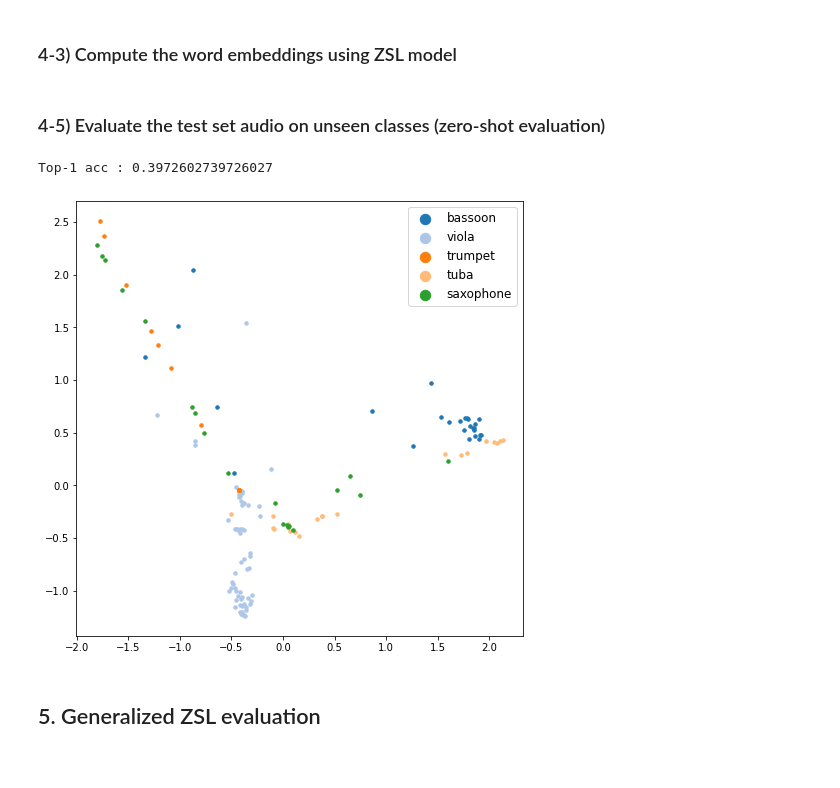
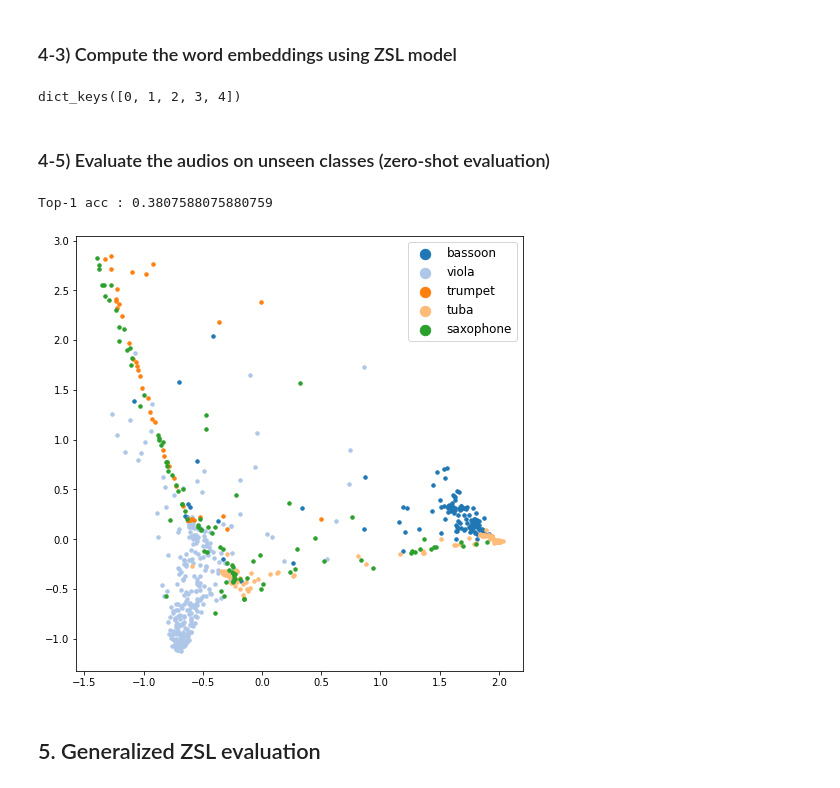
Before and after one commit to music-fsl-zsl/tutorial, a Jupyter notebook: book/zsl-example/zsl_eval_word_audio.ipynb, the cells around one changed output. Cells and saved outputs as stored; diff of their text form; code cells hidden in the pictures.

```diff
--- a/book/zsl-example/zsl_eval_word_audio.ipynb
+++ b/book/zsl-example/zsl_eval_word_audio.ipynb
@@ -194,21 +194,25 @@ for _c in unseen_class_to_word_embs:
+# %%
+unseen_class_to_word_emb.keys()
+# %% [output]
+dict_keys([0, 1, 2, 3, 4])
 # %% [markdown]
-### 4-5) Evaluate the test set audio on unseen classes (zero-shot evaluation)
+### 4-5) Evaluate the audios on unseen classes (zero-shot evaluation)
-# %%
-correct = 0
-for idx in range(unseen_ts_audio_embs.shape[0]):
-    curr_pred_indices, _ = nearest_neighbor_clf_k(np.expand_dims(unseen_ts_audio_embs[idx], 0),
-                                            unseen_class_to_mean_word_emb,
-                                            unseen_word_classes,
-                                            1)
-    if unseen_ts_labels[idx] in curr_pred_indices:
-        correct += 1
-print('Top-1 acc :', correct / unseen_ts_audio_embs.shape[0])
-# %% [output]
-Top-1 acc : 0.3972602739726027
+# %%
+correct = 0
+for idx in range(unseen_audio_embs.shape[0]):
+    curr_pred_indices, _ = nearest_neighbor_clf_k(np.expand_dims(unseen_audio_embs[idx], 0),
+                                            unseen_class_to_word_emb,
+                                            unseen_word_classes,
+                                            1)
+    if unseen_labels[idx] in curr_pred_indices:
+        correct += 1
+print('Top-1 acc :', correct / unseen_audio_embs.shape[0])
+# %% [output]
+Top-1 acc : 0.3807588075880759
 # %%
-draw_pca(unseen_ts_audio_embs, unseen_ts_labels, unseen_word_classes)
+draw_pca(unseen_audio_embs, unseen_labels, unseen_word_classes)
 # %% [output]
-[figure, old version]
+[figure, new version]
 # %% [markdown]
 ## 5. Generalized ZSL evaluation
 # %% [markdown]
```
Also changed, not shown: parts of 28 cells of this notebook, 31 other files.
